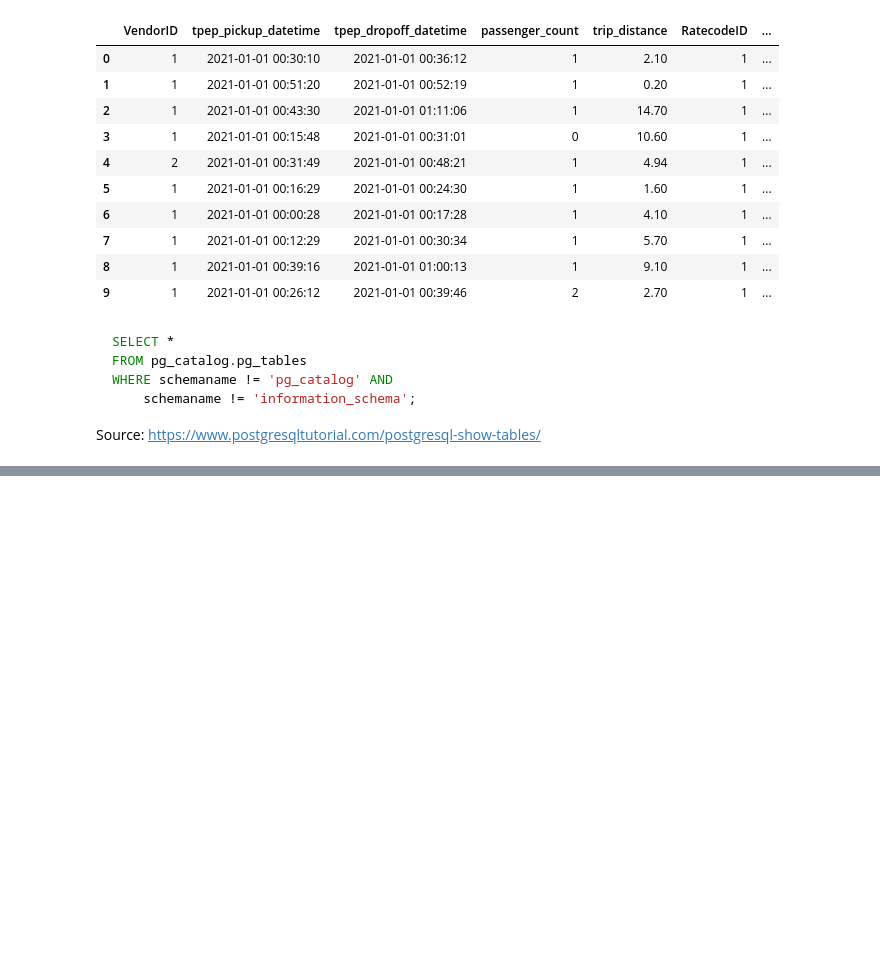
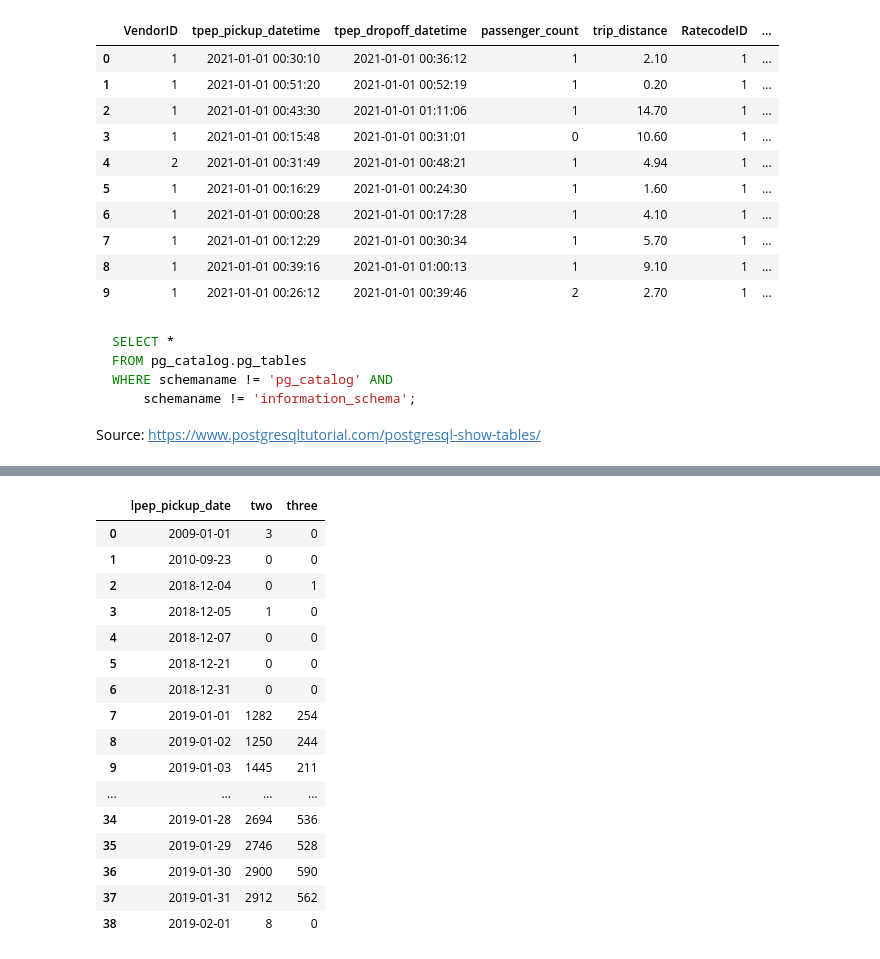
Before and after one commit to rickynauvaldy/data-engineering-zoomcamp, a Jupyter notebook: week_1/docker_sql/pg-test-connection.ipynb, the cells around one changed output, grey strips where cells are left out. Cells and saved outputs as stored; diff of their text form; code cells hidden in the pictures; blank space fills up the shorter version.

```diff
--- a/week_1/docker_sql/pg-test-connection.ipynb
+++ b/week_1/docker_sql/pg-test-connection.ipynb
@@ -98,0 +160,30 @@ Source: https://www.postgresqltutorial.com/postgresql-show-tables/
+# %%
+query = """
+SELECT
+    date(lpep_pickup_datetime) lpep_pickup_date,
+    sum(case when passenger_count = 2 then 1 else 0 end) two,
+    sum(case when passenger_count = 3 then 1 else 0 end) three
+FROM green_taxi_data
+group by date(lpep_pickup_datetime)
+order by lpep_pickup_date
+"""
+
+pd.read_sql(query, con=engine)
+# %% [output]
+|  | lpep_pickup_date | two | three |
+| 0 | 2009-01-01 | 3 | 0 |
+| 1 | 2010-09-23 | 0 | 0 |
+| 2 | 2018-12-04 | 0 | 1 |
+| 3 | 2018-12-05 | 1 | 0 |
+| 4 | 2018-12-07 | 0 | 0 |
+| 5 | 2018-12-21 | 0 | 0 |
+| 6 | 2018-12-31 | 0 | 0 |
+| 7 | 2019-01-01 | 1282 | 254 |
+| 8 | 2019-01-02 | 1250 | 244 |
+| 9 | 2019-01-03 | 1445 | 211 |
+| ... | ... | ... | ... |
+| 34 | 2019-01-28 | 2694 | 536 |
+| 35 | 2019-01-29 | 2746 | 528 |
+| 36 | 2019-01-30 | 2900 | 590 |
+| 37 | 2019-01-31 | 2912 | 562 |
+| 38 | 2019-02-01 | 8 | 0 |
```
Also changed, not shown: parts of 7 cells of this notebook, 1 other file.
